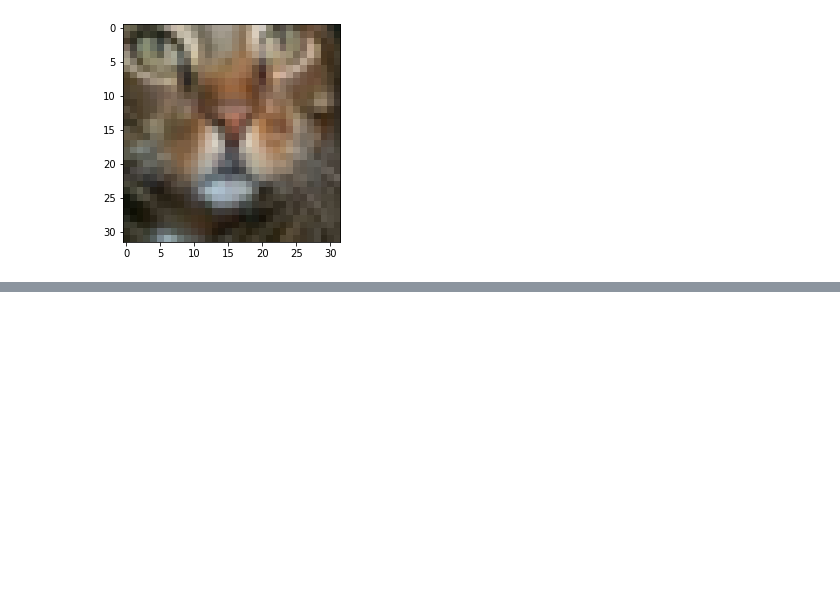
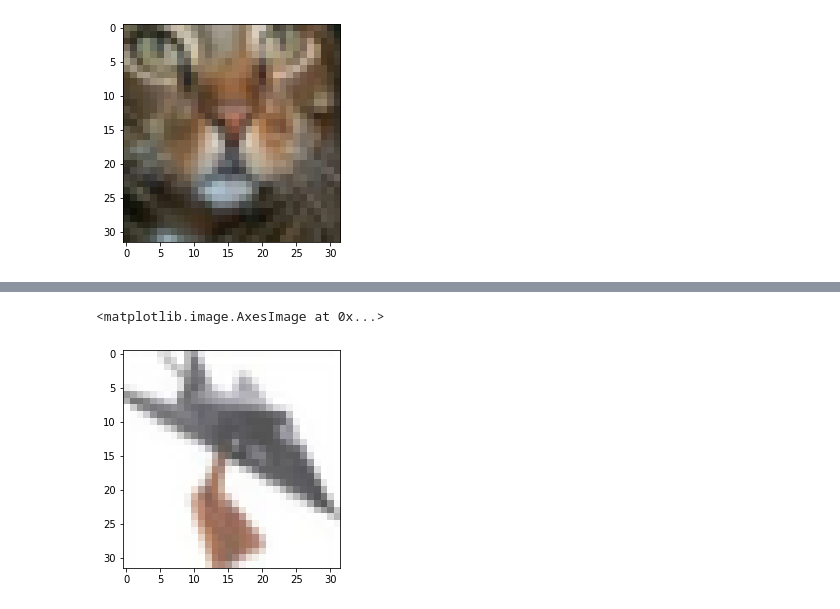
Before and after one commit to joaofavara/LearningAI, a Jupyter notebook: test.ipynb, the cells around one changed output, grey strips where cells are left out. Saved outputs shown, nothing was run; the diff lists cells and outputs as text; code cells hidden in the pictures; blank space fills up the shorter version.

```diff
--- a/test.ipynb
+++ b/test.ipynb
@@ -125,0 +123,5 @@ plt.show()
+# %%
+plt.imshow(X_test[215])
+# %% [output]
+<matplotlib.image.AxesImage at 0x...>
+[figure, added]
```
Also changed, not shown: parts of 14 cells of this notebook.
